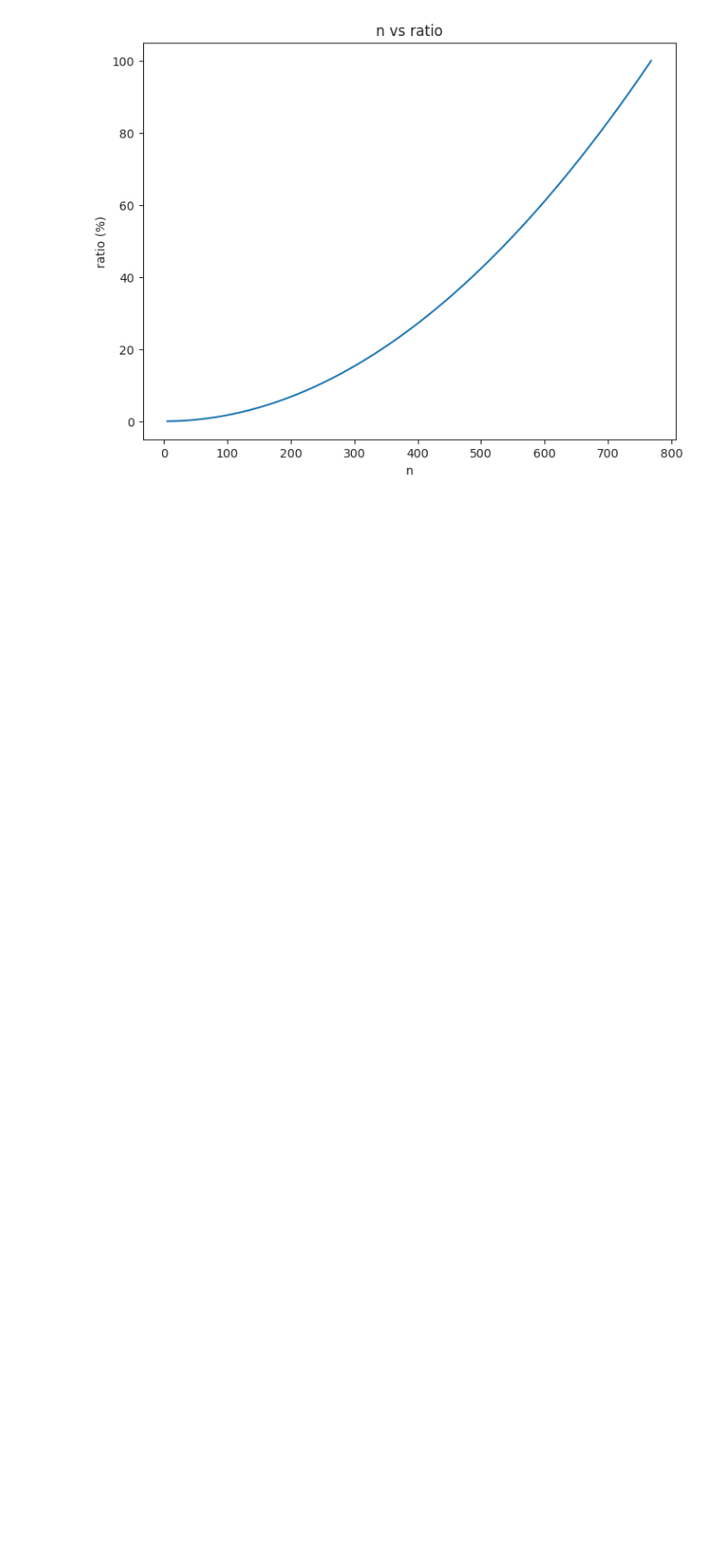
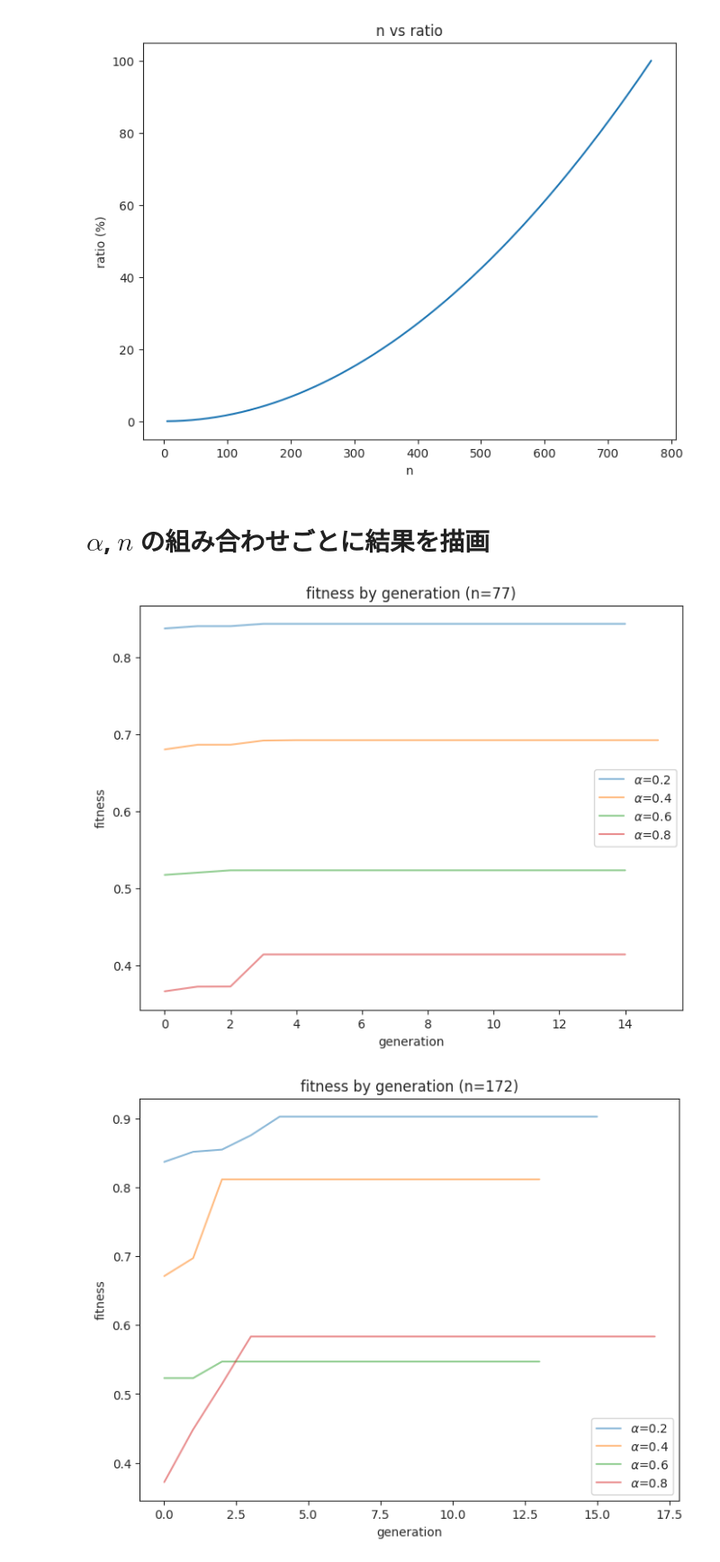
Before and after one commit to posl/RepTran-replication, a Jupyter notebook: src/007e_analyze_fitness_result.ipynb, the cells around one changed output. Shown at 90% size. Cells and saved outputs as stored; diff of their text form; code cells hidden in the pictures; blank space fills up the shorter version.

```diff
--- a/src/007e_analyze_fitness_result.ipynb
+++ b/src/007e_analyze_fitness_result.ipynb
@@ -113,3 +113,48 @@ n=745, ratio=94.100%
 n=755, ratio=96.643%
 n=765, ratio=99.220%
 [figure]
+# %% [markdown]
+# $\alpha$, $n$ の組み合わせごとに結果を描画
+# %%
+def get_nlist():
+    # あるnが対象FFNの何%のニューロン数に対応するかを返す
+    get_change_ratio = lambda n: 800 * n * n / 4718592
+    nlist, rlist = [], []
+    for n in range(5, 769):
+        r = get_change_ratio(n)
+        if r <= 100:
+            nlist.append(n)
+            rlist.append(r)
+    # 1, 5, 10x% (x=1,..,9)に最も近くなるnを取得
+    target_ratios = np.array([1, 5, 10])
+    tgt_nlist = []
+    for target in target_ratios:
+        closest_n = min(zip(nlist, rlist), key=lambda x: abs(x[1] - target)) # keyはminの計算の際の大きい小さいの基準
+        tgt_nlist.append(closest_n[0])
+    return tgt_nlist
+
+trackers = {}
+alpha_list = [0.2, 0.4, 0.6, 0.8]
+n_list = get_nlist()
+from itertools import product
+for n, alpha in product(n_list, alpha_list):
+    tracking_path = os.path.join(de_dir, f"tracker_n{n}_alpha{alpha}.pkl")
+    tracker = pickle.load(open(tracking_path, "rb"))
+    trackers[(n, alpha)] = tracker
+# %%
+def plot_tracker(key):
+    for n in n_list:
+        plt.figure(figsize=(8, 6))
+        for alpha in alpha_list:
+            tracker = trackers[(n, alpha)]
+            plt.plot(tracker[key], label=rf"$\alpha$={alpha}", alpha=0.5)
+        plt.xlabel("generation")
+        plt.ylabel(key)
+        plt.title(f"{key} by generation (n={n})")
+        plt.legend()
+        plt.show()
+# %%
+plot_tracker("fitness")
+# %% [output]
+[figure, added]
+[figure, added]
```
Also changed, not shown: parts of 3 cells of this notebook, 3 other files.
